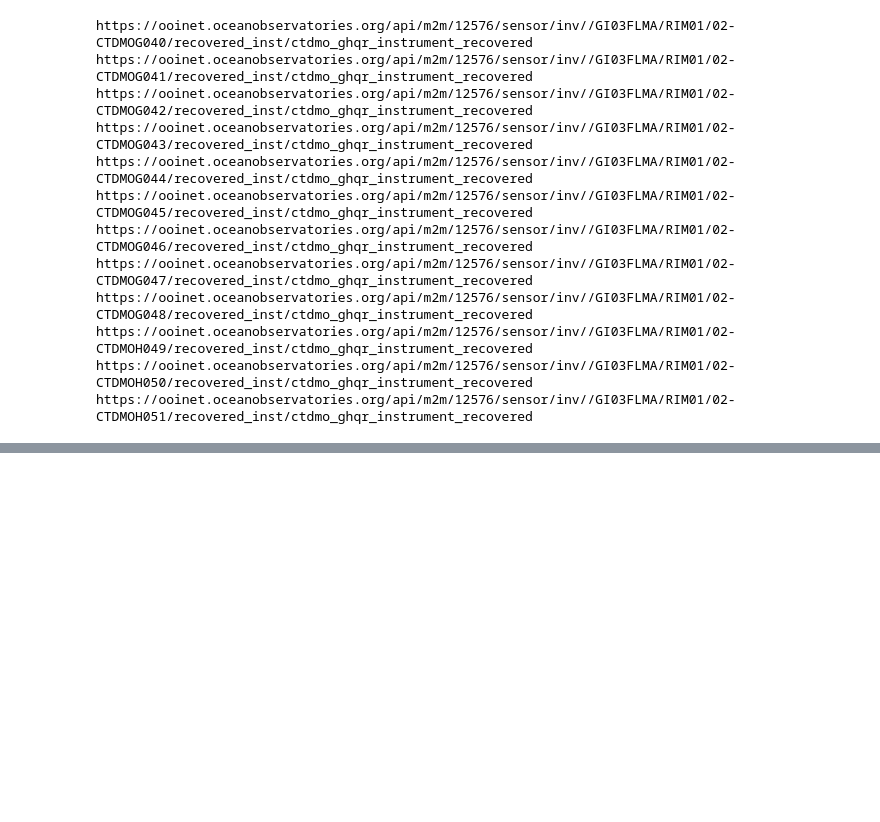
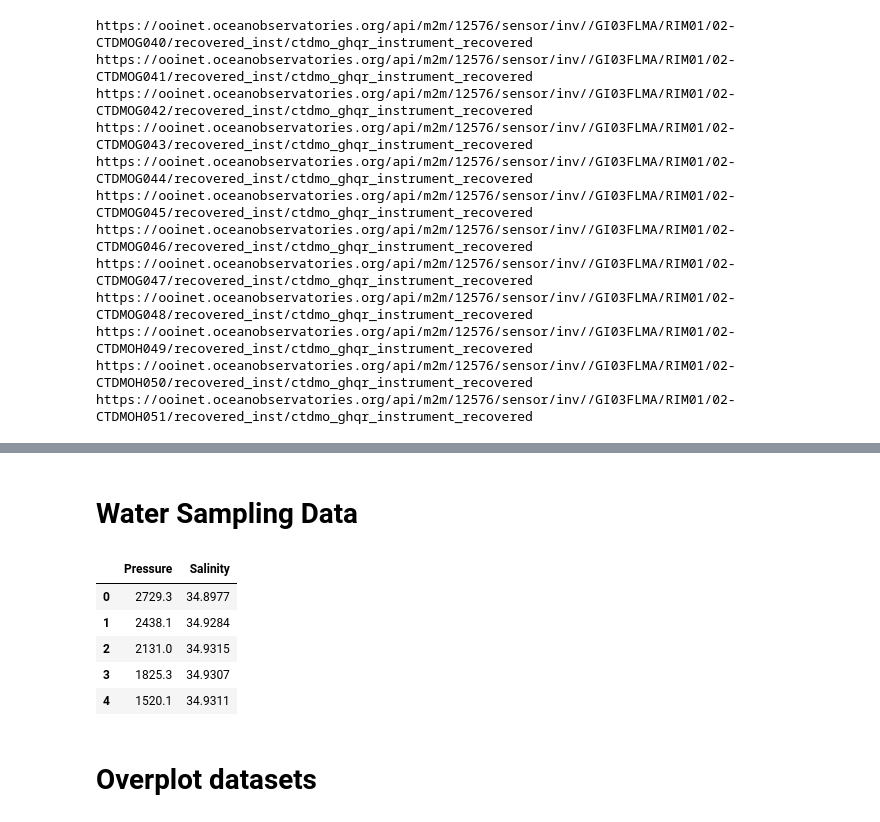
Before and after one commit to oceanhackweek/ohw18_Data_Validation, a Jupyter notebook: OHW2018_Data_Validation.ipynb, the cells around one changed output, grey strips where cells are left out. Drawn from its saved outputs; the diff is of its cells as text; code cells hidden in the pictures; blank space fills up the shorter version.

```diff
--- a/OHW2018_Data_Validation.ipynb
+++ b/OHW2018_Data_Validation.ipynb
@@ -83,0 +217,17 @@ data = r.json()
+# %% [markdown]
+# Water Sampling Data
+# %%
+# Change this location for different CTD Cast water sample data
+ws_file_1 = '/Users/Sheri/Oceanography/OOI/GitHub/ohw2018_Data_Validation/data/AT30_cruise/at30_010_sample_data.csv' # change this filepath
+
+ws_data = pd.read_csv(ws_file_1, usecols=['Pressure', 'Salinity'])
+ws_data.head()
+# %% [output]
+|  | Pressure | Salinity |
+| 0 | 2729.3 | 34.8977 |
+| 1 | 2438.1 | 34.9284 |
+| 2 | 2131.0 | 34.9315 |
+| 3 | 1825.3 | 34.9307 |
+| 4 | 1520.1 | 34.9311 |
+# %% [markdown]
+# Overplot datasets
```
Also changed, not shown: parts of 10 cells of this notebook, 22 other files.
